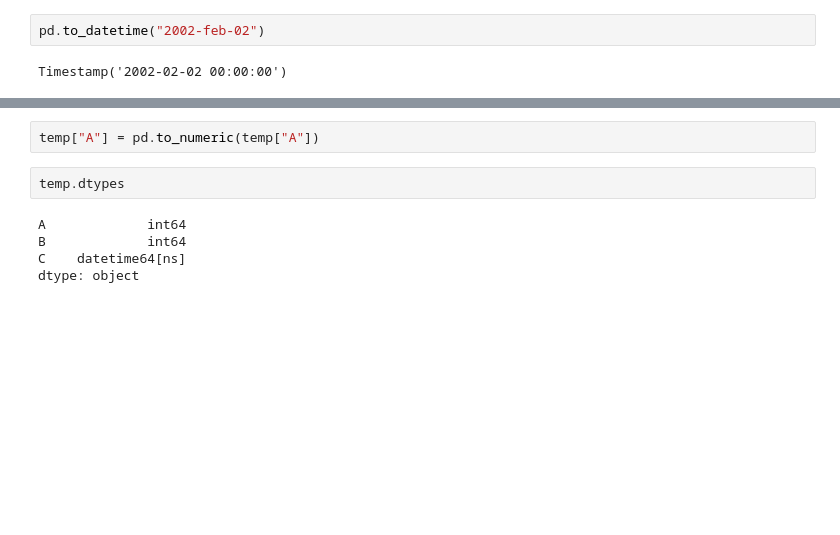
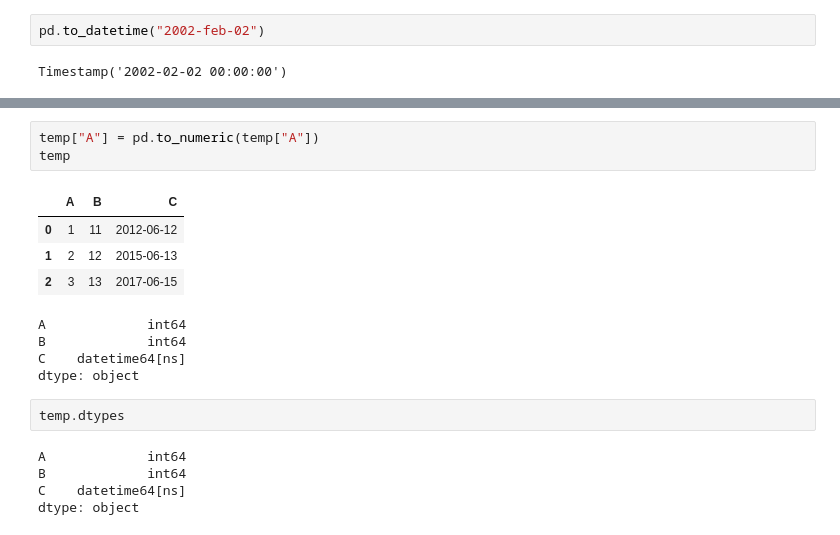
Before and after one commit to Army-man-gif/Courses, a Jupyter notebook: Course 1/Work/python_overview (1).ipynb, the cells around one changed output, grey strips where cells are left out. Cells and saved outputs as stored; diff of their text form; blank space fills up the shorter version.

```diff
--- a/Course 1/Work/python_overview (1).ipynb
+++ b/Course 1/Work/python_overview (1).ipynb
@@ -257,6 +258,16 @@ dtype: object
 DatetimeIndex(['2016-09-11', 'NaT'], dtype='datetime64[ns]', freq=None)
 # %%
 temp["A"] = pd.to_numeric(temp["A"])
+temp
+# %% [output]
+|  | A | B | C |
+| 0 | 1 | 11 | 2012-06-12 |
+| 1 | 2 | 12 | 2015-06-13 |
+| 2 | 3 | 13 | 2017-06-15 |
+A             int64
+B             int64
+C    datetime64[ns]
+dtype: object
 # %%
 temp.dtypes
 # %% [output]
```
Also changed, not shown: parts of 2 cells of this notebook.
